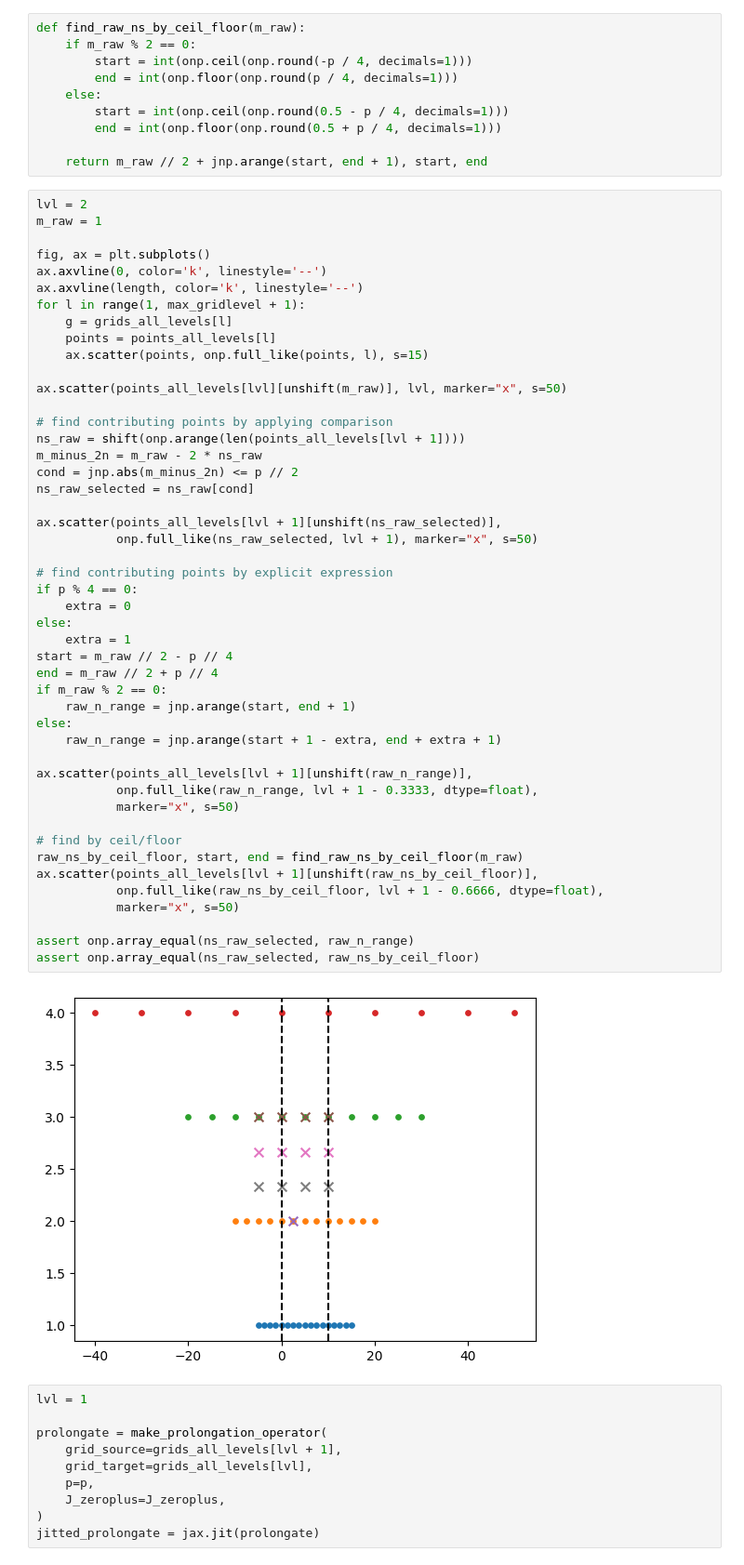
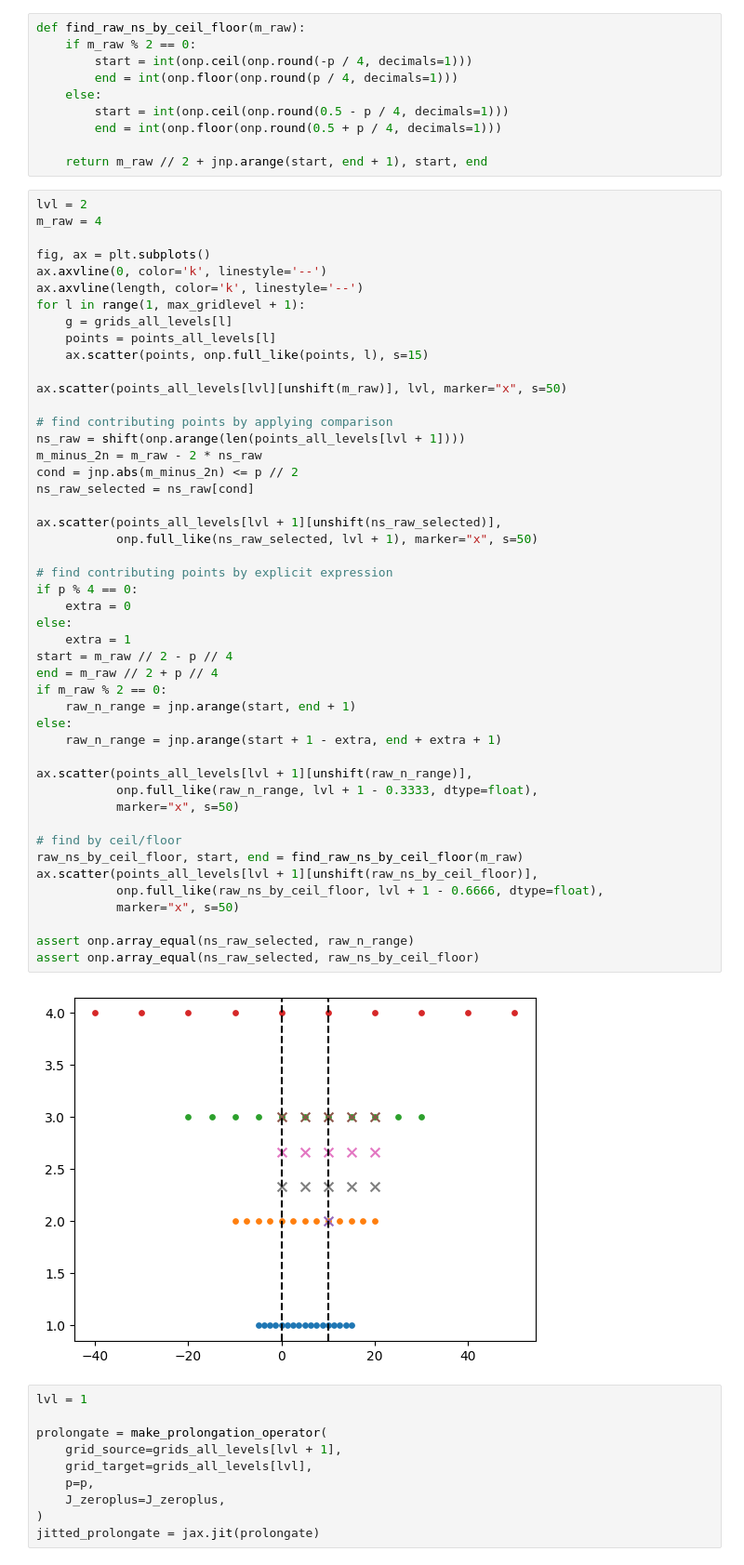
Before and after one commit to Madsen-s-research-group/msmjax, a Jupyter notebook: grid_ops_experiment/grid_ops_experiment.ipynb, the cells around one changed output. Shown at 93% size. Saved outputs shown, nothing was run; the diff lists cells and outputs as text.

```diff
--- a/grid_ops_experiment/grid_ops_experiment.ipynb
+++ b/grid_ops_experiment/grid_ops_experiment.ipynb
@@ -251,7 +251,7 @@ def find_raw_ns_by_ceil_floor(m_raw):
     return m_raw // 2 + jnp.arange(start, end + 1), start, end
 # %%
 lvl = 2
-m_raw = 1
+m_raw = 4
 
 fig, ax = plt.subplots()
 ax.axvline(0, color='k', linestyle='--')
@@ -270,34 +270,34 @@ cond = jnp.abs(m_minus_2n) <= p // 2
 ns_raw_selected = ns_raw[cond]
 
 ax.scatter(points_all_levels[lvl + 1][unshift(ns_raw_selected)],
            onp.full_like(ns_raw_selected, lvl + 1), marker="x", s=50)
 
 # find contributing points by explicit expression
 if p % 4 == 0:
     extra = 0
 else:
     extra = 1
 start = m_raw // 2 - p // 4
 end = m_raw // 2 + p // 4
 if m_raw % 2 == 0:
     raw_n_range = jnp.arange(start, end + 1)
 else:
     raw_n_range = jnp.arange(start + 1 - extra, end + extra + 1)
 
 ax.scatter(points_all_levels[lvl + 1][unshift(raw_n_range)],
            onp.full_like(raw_n_range, lvl + 1 - 0.3333, dtype=float),
            marker="x", s=50)
 
 # find by ceil/floor
 raw_ns_by_ceil_floor, start, end = find_raw_ns_by_ceil_floor(m_raw)
 ax.scatter(points_all_levels[lvl + 1][unshift(raw_ns_by_ceil_floor)],
            onp.full_like(raw_ns_by_ceil_floor, lvl + 1 - 0.6666, dtype=float),
            marker="x", s=50)
 
 assert onp.array_equal(ns_raw_selected, raw_n_range)
 assert onp.array_equal(ns_raw_selected, raw_ns_by_ceil_floor)
 # %% [output]
-[figure, old version]
+[figure, new version]
 # %%
 lvl = 1
 
```
Also changed, not shown: parts of 9 cells of this notebook, 1 other file.
